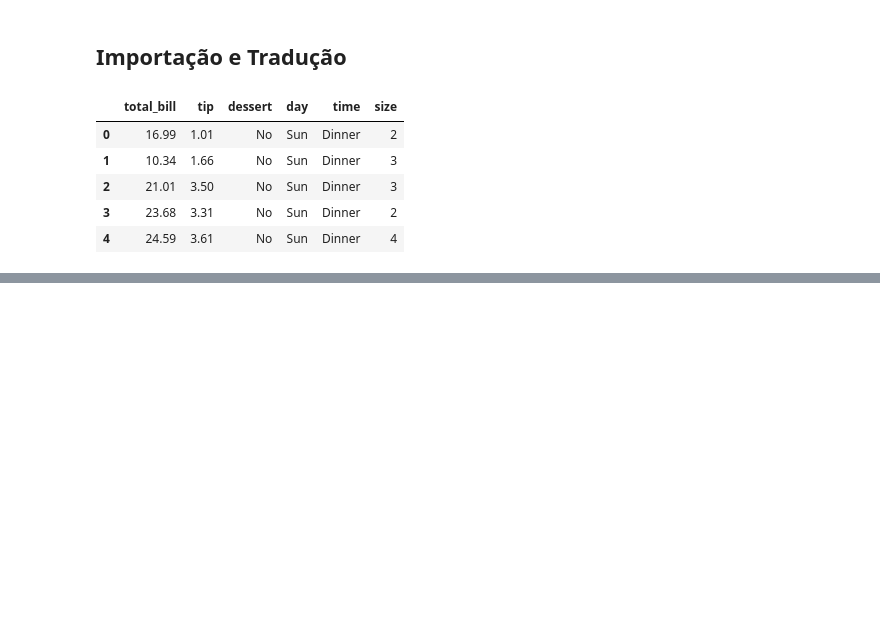
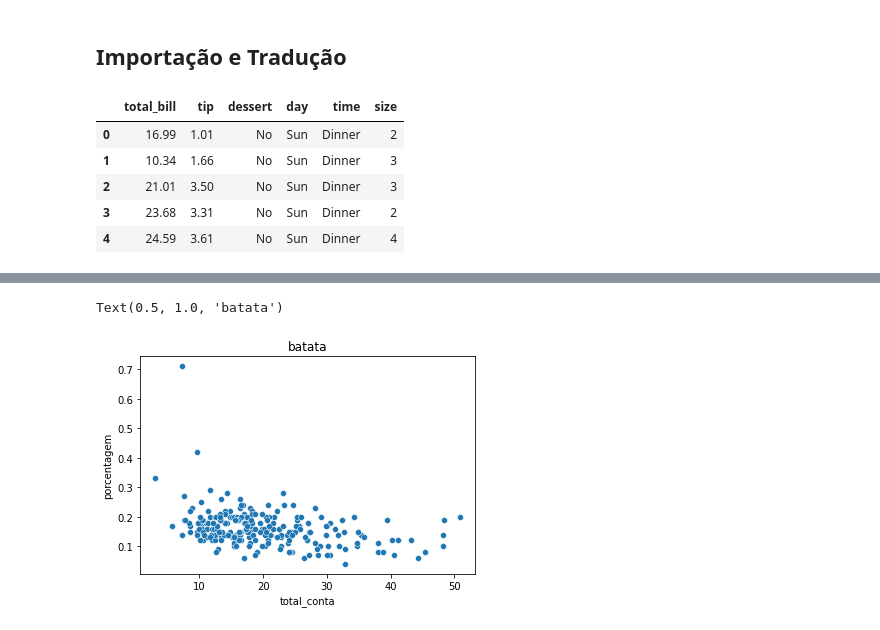
Before and after one commit to arturcgs/python_alura, a Jupyter notebook: Formacao_Python_para_Data_Science/Data_Visualization_Seaborn/Data_Vis_Seaborn.ipynb, the cells around one changed output, grey strips where cells are left out. Drawn from its saved outputs; the diff is of its cells as text; code cells hidden in the pictures; blank space fills up the shorter version.

```diff
--- a/Formacao_Python_para_Data_Science/Data_Visualization_Seaborn/Data_Vis_Seaborn.ipynb
+++ b/Formacao_Python_para_Data_Science/Data_Visualization_Seaborn/Data_Vis_Seaborn.ipynb
@@ -24,0 +109,6 @@ dados.head()
+# %%
+porcent_total = sns.scatterplot(x = 'total_conta', y = 'porcentagem', data = gorjetas)
+porcent_total.set_title('batata')
+# %% [output]
+Text(0.5, 1.0, 'batata')
+[figure, added]
```
Also changed, not shown: parts of 21 cells of this notebook.
